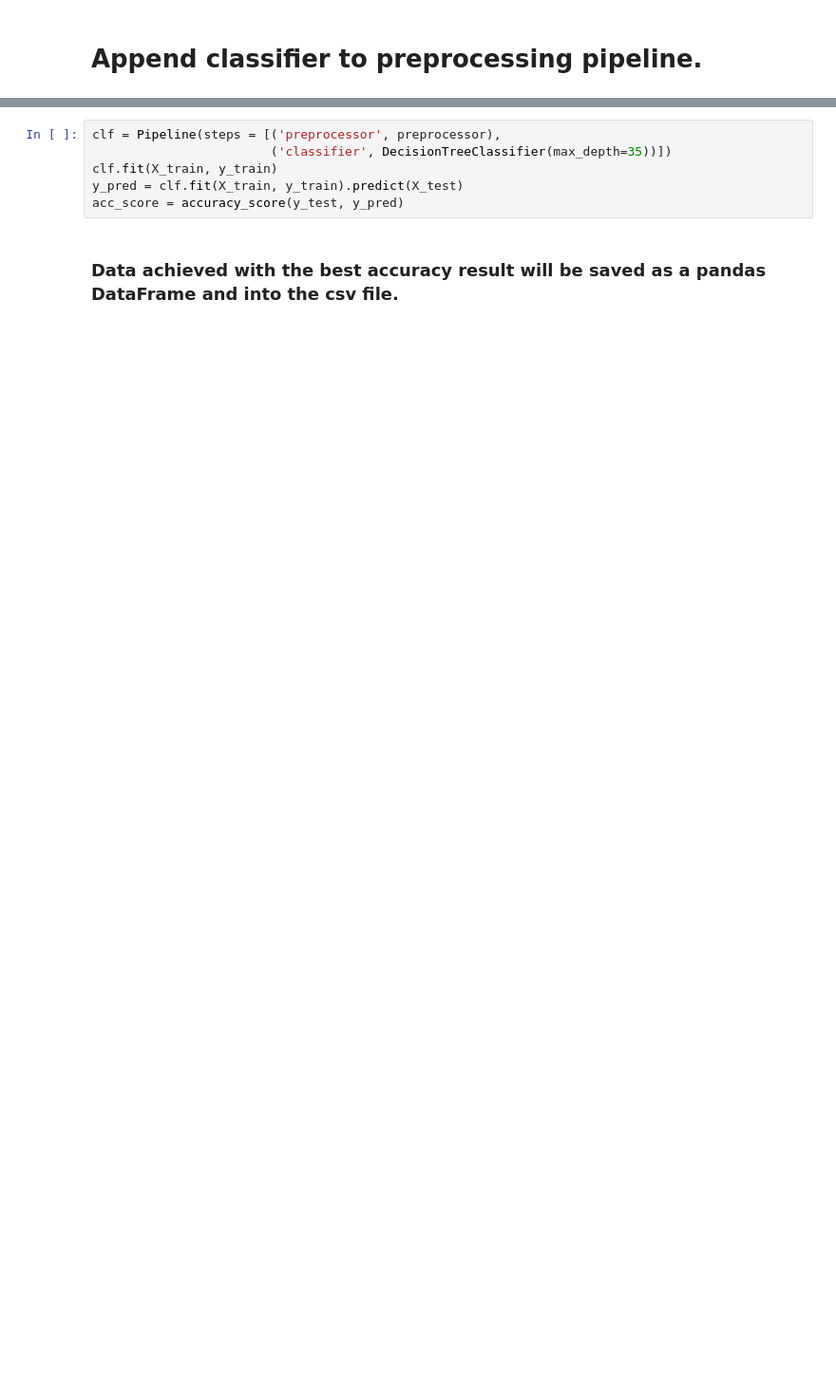
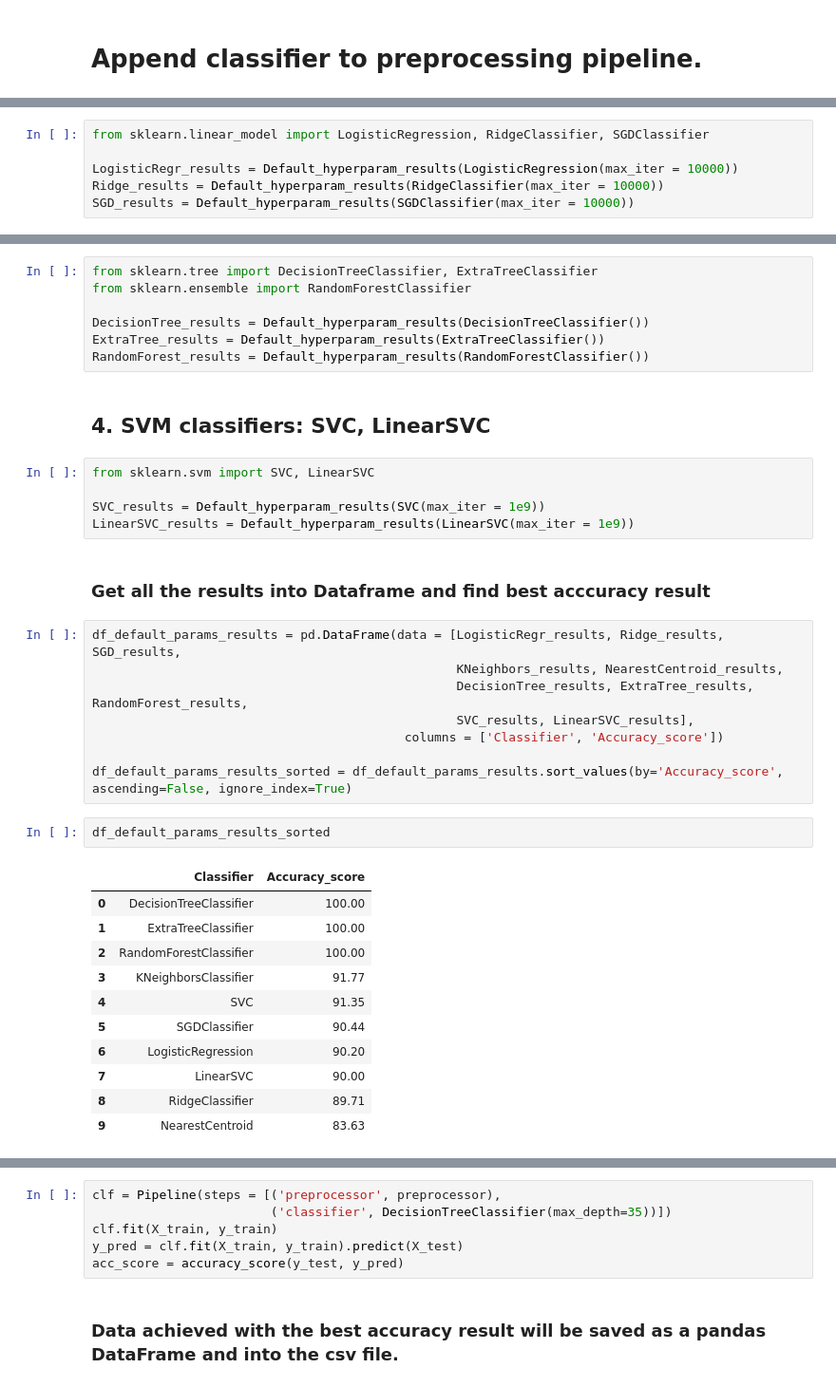
Before and after one commit to KrzysztofSobota/bank_credit_decision, a Jupyter notebook: bank_customers_survey.ipynb, the cells around one changed output, grey strips where cells are left out. Shown: that part at 95% size. Saved outputs shown, nothing was run; the diff lists cells and outputs as text; blank space fills up the shorter version.

```diff
--- a/bank_customers_survey.ipynb
+++ b/bank_customers_survey.ipynb
@@ -382,0 +271,6 @@ Accuracy=100.00% for max_depth=50
+# %%
+from sklearn.linear_model import LogisticRegression, RidgeClassifier, SGDClassifier
+
+LogisticRegr_results = Default_hyperparam_results(LogisticRegression(max_iter = 10000))
+Ridge_results = Default_hyperparam_results(RidgeClassifier(max_iter = 10000))
+SGD_results = Default_hyperparam_results(SGDClassifier(max_iter = 10000))
@@ -382,0 +286,38 @@ Accuracy=100.00% for max_depth=50
+# %%
+from sklearn.tree import DecisionTreeClassifier, ExtraTreeClassifier
+from sklearn.ensemble import RandomForestClassifier
+
+DecisionTree_results = Default_hyperparam_results(DecisionTreeClassifier())
+ExtraTree_results = Default_hyperparam_results(ExtraTreeClassifier())
+RandomForest_results = Default_hyperparam_results(RandomForestClassifier())
+# %% [markdown]
+## **4. SVM classifiers:** SVC, LinearSVC
+# %%
+from sklearn.svm import SVC, LinearSVC
+
+SVC_results = Default_hyperparam_results(SVC(max_iter = 1e9))
+LinearSVC_results = Default_hyperparam_results(LinearSVC(max_iter = 1e9))
+# %% [markdown]
+### **Get all the results into Dataframe and find best acccuracy result**
+# %%
+df_default_params_results = pd.DataFrame(data = [LogisticRegr_results, Ridge_results, SGD_results,
+                                                 KNeighbors_results, NearestCentroid_results,
+                                                 DecisionTree_results, ExtraTree_results, RandomForest_results,
+                                                 SVC_results, LinearSVC_results],
+                                          columns = ['Classifier', 'Accuracy_score'])
+
+df_default_params_results_sorted = df_default_params_results.sort_values(by='Accuracy_score', ascending=False, ignore_index=True)
+# %%
+df_default_params_results_sorted
+# %% [output]
+|  | Classifier | Accuracy_score |
+| 0 | DecisionTreeClassifier | 100.00 |
+| 1 | ExtraTreeClassifier | 100.00 |
+| 2 | RandomForestClassifier | 100.00 |
+| 3 | KNeighborsClassifier | 91.77 |
+| 4 | SVC | 91.35 |
+| 5 | SGDClassifier | 90.44 |
+| 6 | LogisticRegression | 90.20 |
+| 7 | LinearSVC | 90.00 |
+| 8 | RidgeClassifier | 89.71 |
+| 9 | NearestCentroid | 83.63 |
```
Also changed, not shown: parts of 45 cells of this notebook, 1 other file.
